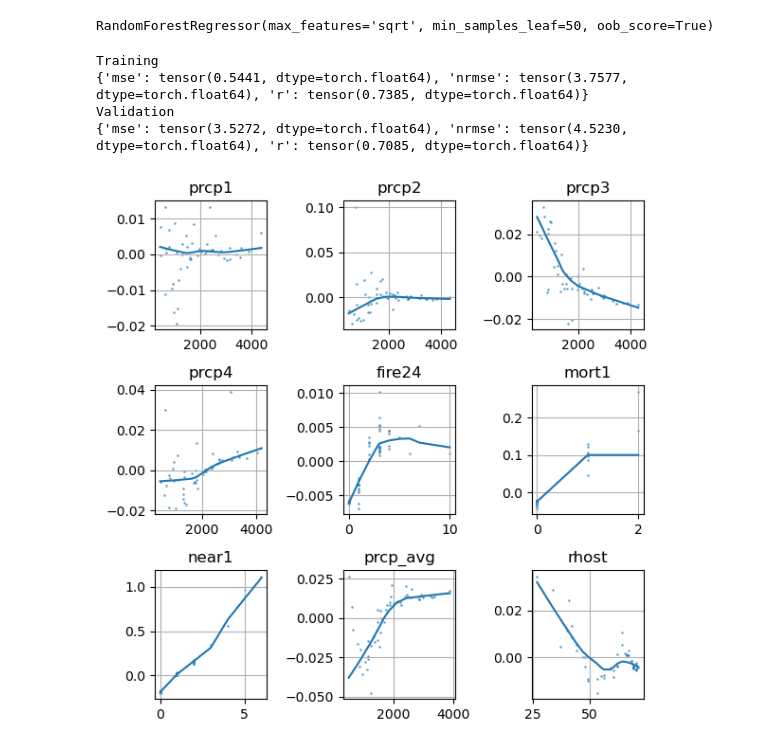
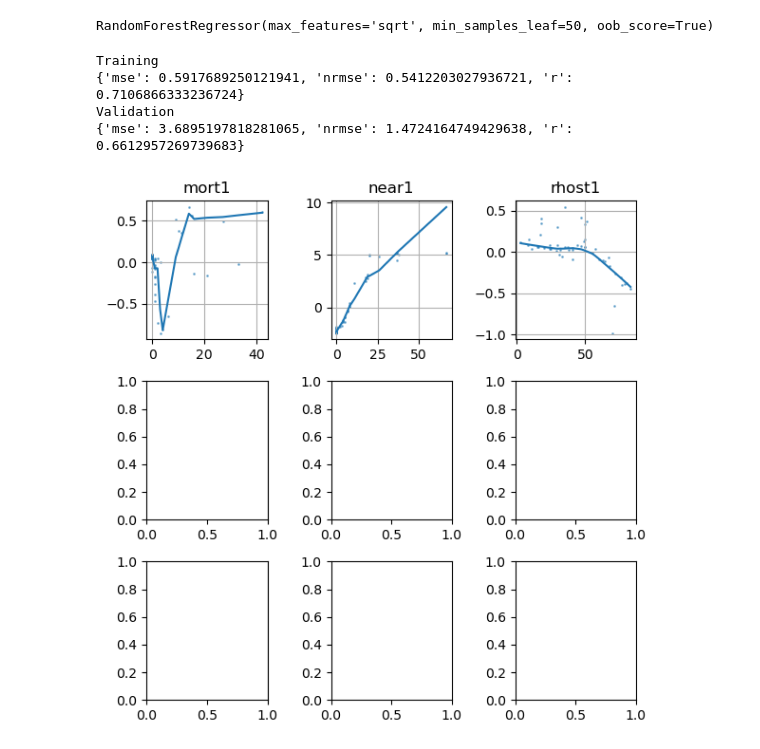
Before and after one commit to s-kganz/ForestLST, a Jupyter notebook: notebooks/rf.ipynb, the cells around one changed output. Cells and saved outputs as stored; diff of their text form; code cells hidden in the pictures.

```diff
--- a/notebooks/rf.ipynb
+++ b/notebooks/rf.ipynb
@@ -112,6 +110,7 @@ ds["prcp3"]  = ds["prcp"].shift(time=3)
 ds["prcp4"]  = ds["prcp"].shift(time=4)
 ds["fire24"] = ds["fire_roll_sum"].shift(time=2)
 ds["mort1"]  = ds["mortality"].shift(time=1)
+ds["rhost1"] = ds["rhost1"].shift(time=1)
 # %% [markdown]
 Now we split the dataset into training and validation and do windowing just as we did with the Unet. This is so we can be sure that differences in model performance cannot be attributed to slight differences in training data.
 # %%
@@ -188,0 +172,15 @@ df_valid.shape
+# %%
+vars_to_keep = ["mortality", "prcp1", "prcp2", "prcp3", "prcp4", "fire24", "mort1", "near1", "prcp_avg", "rhost1"]
+
+df_train = pointwise_select_with_mask(ds_train, mask_train)[vars_to_keep].to_dataframe()
+df_valid = pointwise_select_with_mask(ds_valid, mask_valid)[vars_to_keep].to_dataframe()
+
+# drop missing target values, impute median for missing covariates
+df_train = df_train[~df_train.mortality.isna()].drop(columns=list(mask_train.dims) + ["stats"])
+df_valid = df_valid[~df_valid.mortality.isna()].drop(columns=list(mask_valid.dims) + ["stats"])
+
+df_train = df_train.apply(impute_median, axis=0)
+df_valid = df_valid.apply(impute_median, axis=0)
+
+print(df_train.shape)
+print(df_valid.shape)
@@ -197,12 +198,14 @@ def split_xy(df, target):
 
 downsample_step = 10
 
-X_train, y_train = split_xy(df_train[::downsample_step], "mortality")
-X_valid, y_valid = split_xy(df_valid[::downsample_step], "mortality")
+var_subset = ["mortality", "mort1", "near1", "rhost1"]
+
+X_train, y_train = split_xy(df_train[var_subset][::downsample_step], "mortality")
+X_valid, y_valid = split_xy(df_valid[var_subset][::downsample_step], "mortality")
 
 # Make sure the index didn't leak in somehow
 # Minus 1 because the target var isn't in X
-assert X_train.shape[1] == len(vars_to_keep)-1
+# assert X_train.shape[1] == len(vars_to_keep)-1
 # %%
 model = RandomForestRegressor(oob_score=True, max_features="sqrt", min_samples_leaf=50)
 model.fit(X_train, y_train)
@@ -212,12 +215,13 @@ RandomForestRegressor(max_features='sqrt', min_samples_leaf=50, oob_score=True)
 y_hat = model.predict(X_valid)
 # %%
 def get_results(y, y_hat):
-    y = torch.tensor(y)
-    y_hat = torch.tensor(y_hat)
+    mse = mean_squared_error(y_hat, y)
+    nrmse = mse / np.std(y)
+    r = np.corrcoef(y, y_hat)[0, 1]
     return {
-        "mse": torch_mse(y_hat, y),
-        "nrmse": normalized_root_mean_squared_error(y_hat, y),
-        "r": pearson_corrcoef(y_hat, y)
+        "mse": mse,
+        "nrmse": nrmse,
+        "r": r
     }
 
 print("Training")
@@ -226,33 +230,33 @@ print("Validation")
 print(get_results(y_valid, y_hat))
 # %% [output]
 Training
-{'mse': tensor(0.5441, dtype=torch.float64), 'nrmse': tensor(3.7577, dtype=torch.float64), 'r': tensor(0.7385, dtype=torch.float64)}
+{'mse': 0.5917689250121941, 'nrmse': 0.5412203027936721, 'r': 0.7106866333236724}
 Validation
-{'mse': tensor(3.5272, dtype=torch.float64), 'nrmse': tensor(4.5230, dtype=torch.float64), 'r': tensor(0.7085, dtype=torch.float64)}
+{'mse': 3.6895197818281065, 'nrmse': 1.4724164749429638, 'r': 0.6612957269739683}
 # %%
-# Now run SHAP on both models.
+# Now run SHAP.
 # Use kmeans to sample the background so we know we reproduce the distribution
 # of the input data.
 X_valid_sample = shap.kmeans(X_valid, 50).data
 
 names = vars_to_keep[1:]
 
-ke = shap.KernelExplainer(lambda x: model.predict(x), X_valid_sample, feature_names=names)
+ke = shap.KernelExplainer(lambda x: model.predict(x), X_valid_sample, feature_names=var_subset[1:])
 shap_result = ke(X_valid_sample)
 # %%
-# Plot SHAP for both models on all features, with lowess smooth
+# Plot SHAP values on all features, with lowess smooth
 import statsmodels.api as sm
 
 fig, axes = plt.subplots(3, 3, sharey=False, sharex=False, figsize=(6, 6))
 
-for i, (name, ax) in enumerate(zip(names, axes.flat)):
+for i, (name, ax) in enumerate(zip(ke.data_feature_names, axes.flat)):
     smooth = sm.nonparametric.lowess(exog=shap_result.data[:, i], endog=shap_result.values[:, i])
     ax.scatter(shap_result.data[:, i], shap_result.values[:, i], s=1, alpha=0.5)
     ax.plot(smooth[:, 0], smooth[:, 1])
     ax.grid()
     ax.set_title(name)
 
 fig.tight_layout()
 plt.show()
 # %% [output]
-[figure, old version]
+[figure, new version]
```
Also changed, not shown: parts of 14 cells of this notebook.
